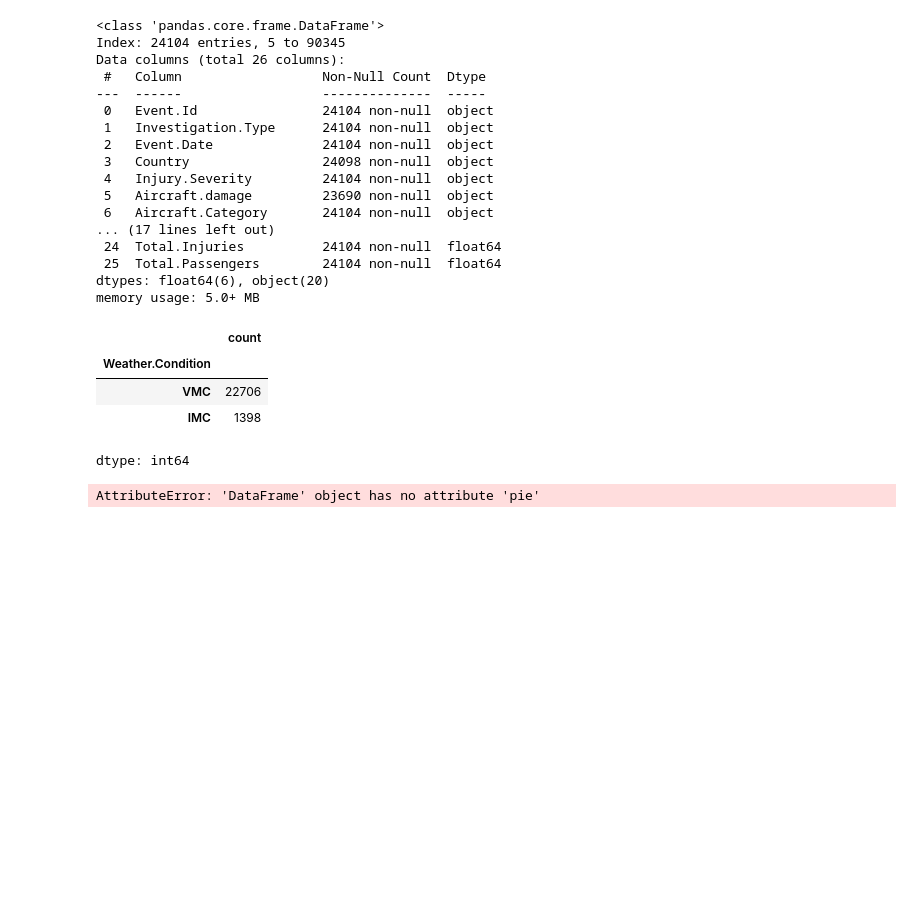
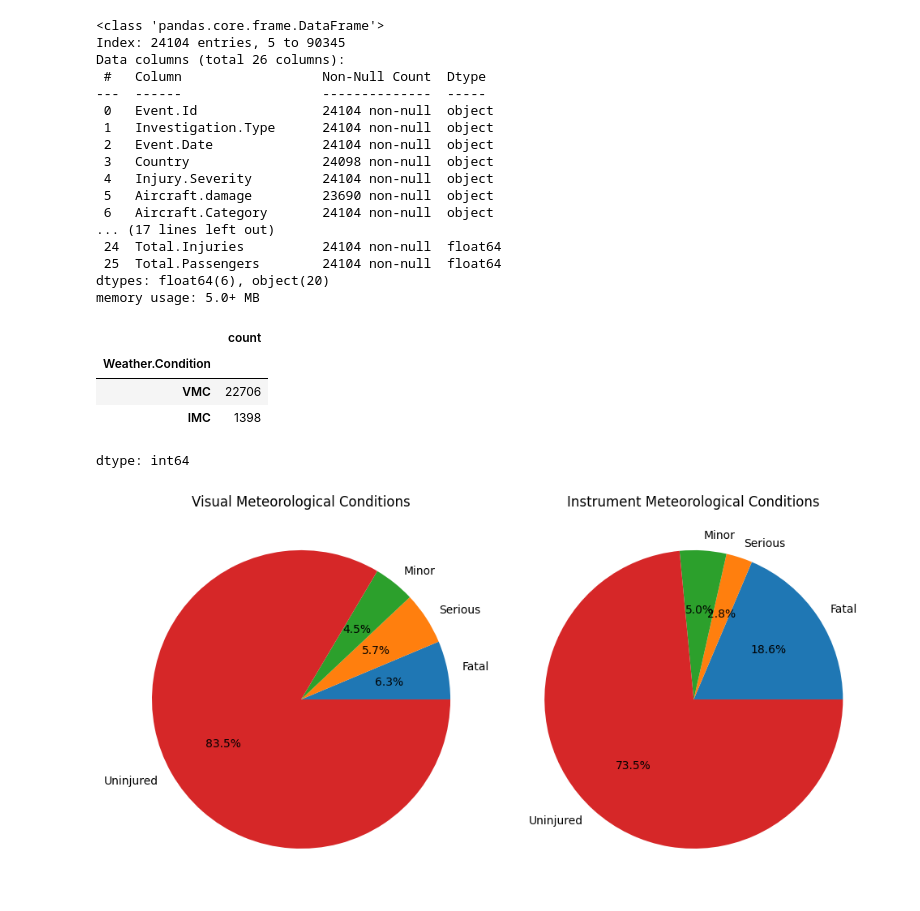
Before and after one commit to jscriven0218/NTL-DS-Phase-1-Project-Template, a Jupyter notebook: Phase1Project.ipynb, the cells around one changed output. Drawn from its saved outputs; the diff is of its cells as text; code cells hidden in the pictures; blank space fills up the shorter version.

```diff
--- a/Phase1Project.ipynb
+++ b/Phase1Project.ipynb
@@ -214,22 +214,24 @@ dtype: int64
 # %%
 IMC = weather[weather['Weather.Condition'] == 'IMC']
 VMC = weather[weather['Weather.Condition'] == 'VMC']
 
 IMC_labels = ['Fatal','Serious','Minor','Uninjured']
 IMC_values = [IMC['Total.Fatal.Injuries'].sum(),IMC['Total.Serious.Injuries'].sum(),IMC['Total.Minor.Injuries'].sum(),IMC['Total.Uninjured'].sum()]
 
 VMC_labels = ['Fatal','Serious','Minor','Uninjured']
 VMC_values = [VMC['Total.Fatal.Injuries'].sum(),VMC['Total.Serious.Injuries'].sum(),VMC['Total.Minor.Injuries'].sum(),VMC['Total.Uninjured'].sum()]
 
-VMC.pie(VMC_values,labels=VMC_labels,autopct='%1.1f%%')
-VMC.set_title('Visual Meteorological Conditions')
+fig, (VMCPlot, IMCPlot) = plt.subplots(1, 2, figsize=(10, 5))
 
-IMC.pie(IMC_values,labels=IMC_labels,autopct='%1.1f%%')
-IMC.set_title('Instrument Meteorological Conditions')
+VMCPlot.pie(VMC_values,labels=VMC_labels,autopct='%1.1f%%')
+VMCPlot.set_title('Visual Meteorological Conditions')
+
+IMCPlot.pie(IMC_values,labels=IMC_labels,autopct='%1.1f%%')
+IMCPlot.set_title('Instrument Meteorological Conditions')
 
 plt.tight_layout()
 plt.show()
 # %% [output]
-AttributeError: 'DataFrame' object has no attribute 'pie'
+[figure, added]
 # %%
 V
```
